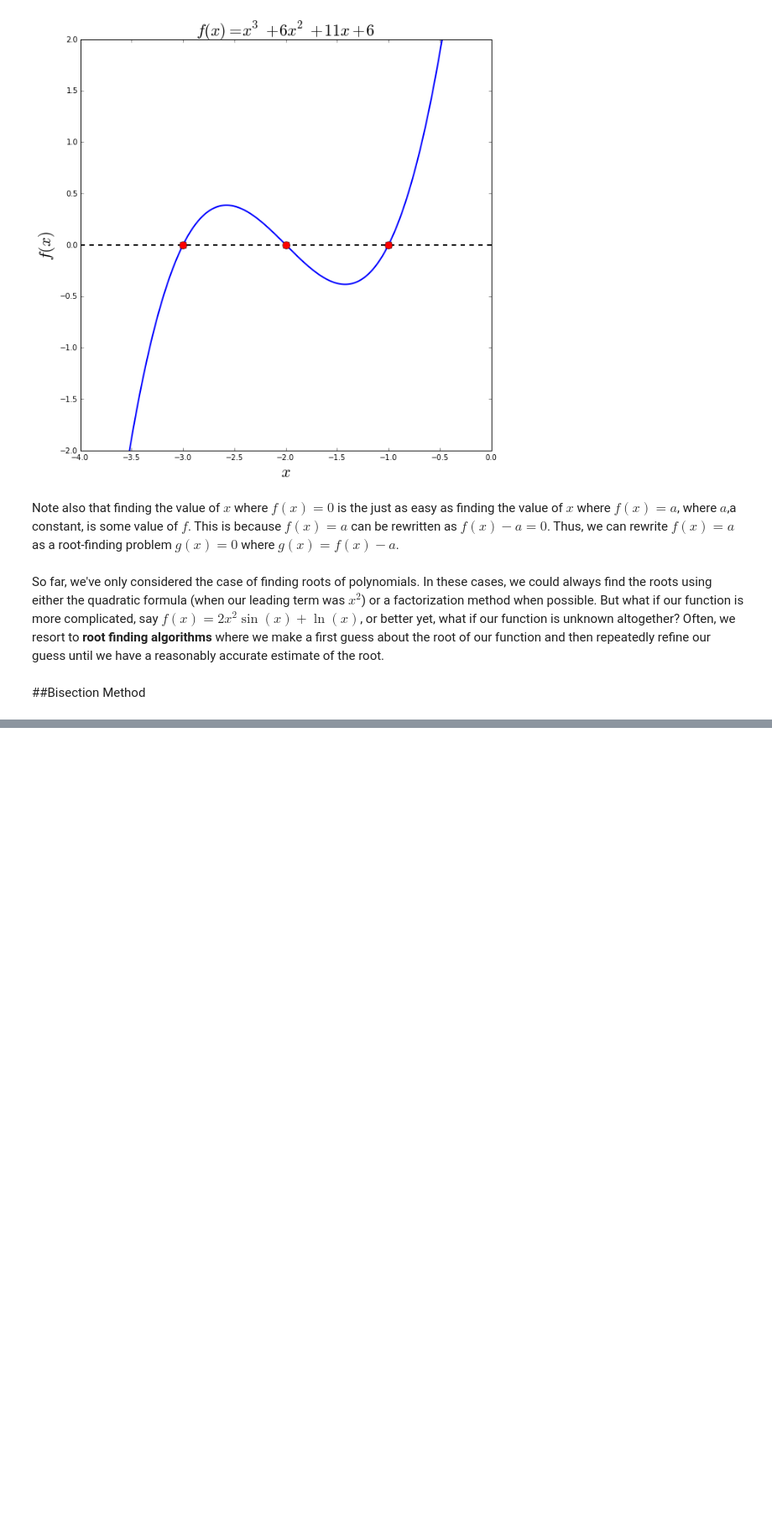
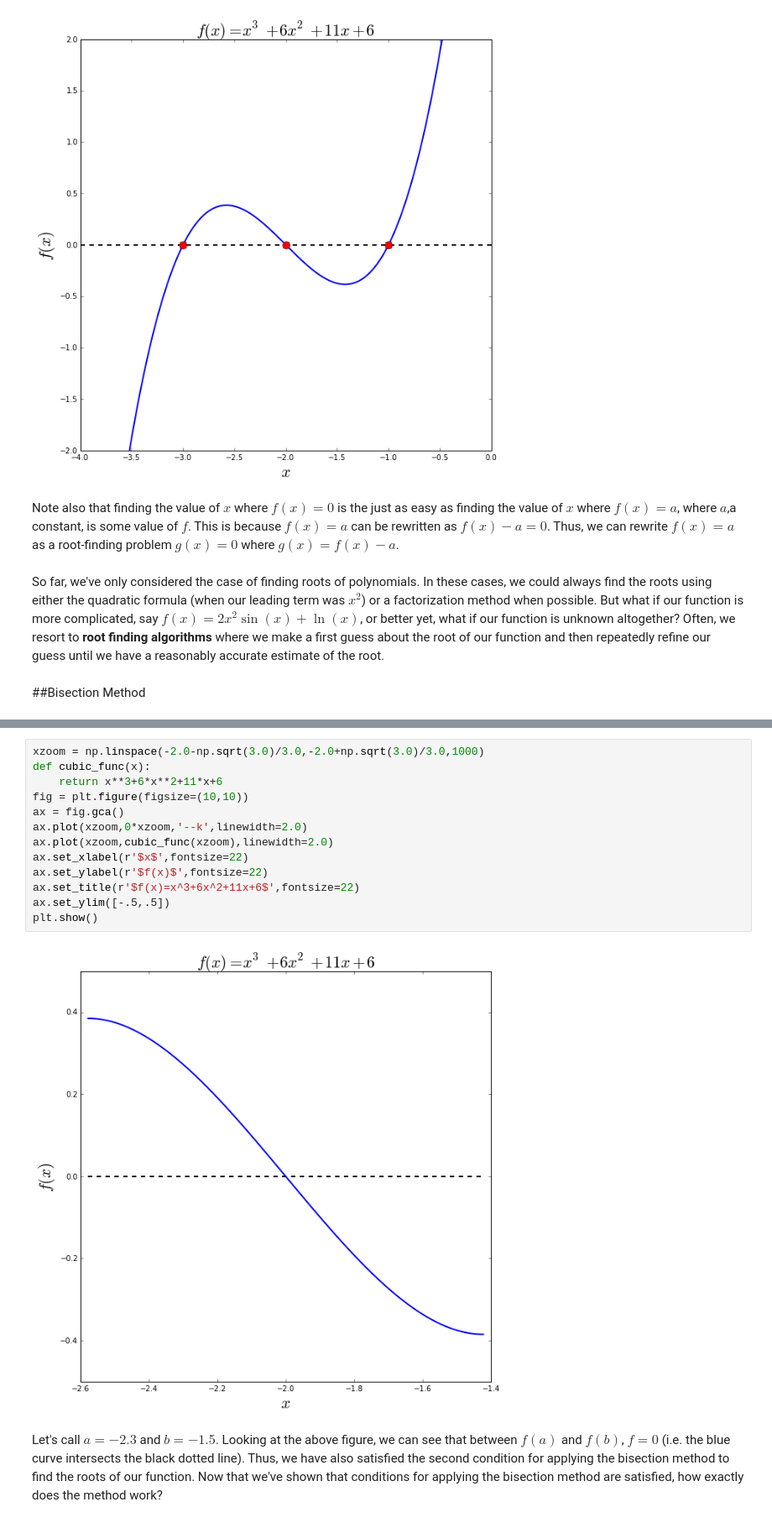
Before and after one commit to rescu/brainstorm, a Jupyter notebook: root_finding.ipynb, the cells around one changed output, grey strips where cells are left out. Shown at 84% size. Saved outputs shown, nothing was run; the diff lists cells and outputs as text; blank space fills up the shorter version.

Commit message:
adding bisection method section to notebook; adding folder for example data for root finding of unknown function and python script to generate example data

```diff
--- a/root_finding.ipynb
+++ b/root_finding.ipynb
@@ -46,0 +56,17 @@ So far, we've only considered the case of finding roots of polynomials. In these
+# %%
+xzoom = np.linspace(-2.0-np.sqrt(3.0)/3.0,-2.0+np.sqrt(3.0)/3.0,1000)
+def cubic_func(x):
+    return x**3+6*x**2+11*x+6
+fig = plt.figure(figsize=(10,10))
+ax = fig.gca()
+ax.plot(xzoom,0*xzoom,'--k',linewidth=2.0)
+ax.plot(xzoom,cubic_func(xzoom),linewidth=2.0)
+ax.set_xlabel(r'$x$',fontsize=22)
+ax.set_ylabel(r'$f(x)$',fontsize=22)
+ax.set_title(r'$f(x)=x^3+6x^2+11x+6$',fontsize=22)
+ax.set_ylim([-.5,.5])
+plt.show()
+# %% [output]
+[figure, added]
+# %% [markdown]
+Let's call $a=-2.3$ and $b=-1.5$. Looking at the above figure, we can see that between $f(a)$ and $f(b)$, $f=0$ (i.e. the blue curve intersects the black dotted line). Thus, we have also satisfied the second condition for applying the bisection method to find the roots of our function. Now that we've shown that conditions for applying the bisection method are satisfied, how exactly does the method work?
```
Also changed, not shown: parts of 2 cells of this notebook, 2 other files.
